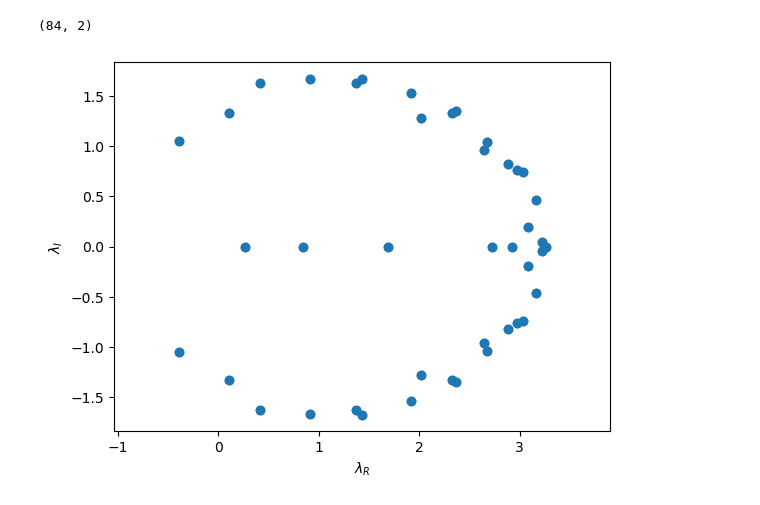
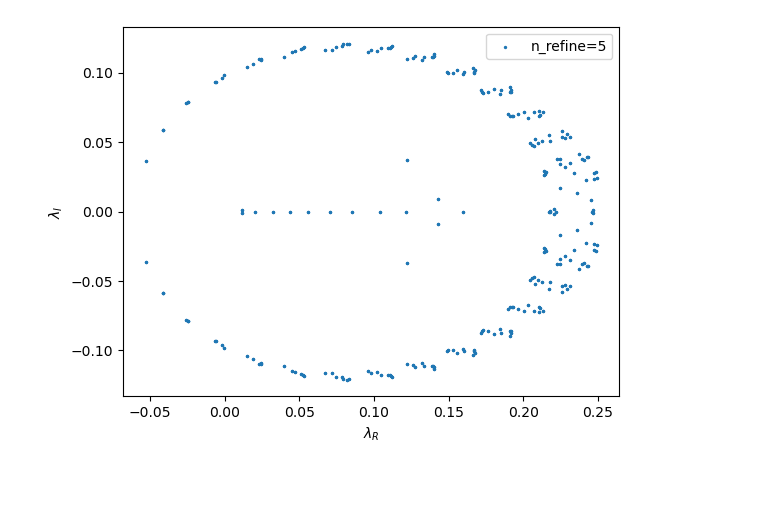
Before and after one commit to nobuyukimatsumoto68/qed3, a Jupyter notebook: ev.ipynb, the cells around one changed output. Drawn from its saved outputs; the diff is of its cells as text; code cells hidden in the pictures.

```diff
--- a/ev.ipynb
+++ b/ev.ipynb
@@ -2,4 +2,4 @@
 import numpy as np
 import matplotlib.pyplot as plt
 # %%
-n_refine=2
+n_refine=5
@@ -9,4 +5,0 @@ ev = np.loadtxt( "ev_n"+str(n_refine)+".dat" )
-# %%
-ev.shape
-# %% [output]
-(84, 2)
@@ -16,15 +6,22 @@ ev.shape
 # %%
+ev = np.loadtxt( "ev_n"+str(n_refine)+".dat" )
+# ev2 = np.loadtxt( "ev.dat" )
+
 # plt.scatter( ev2.T[0], ev2.T[1] )
-plt.scatter( ev.T[0], ev.T[1] )
+plt.scatter( ev.T[0], ev.T[1], s=2.0, label="n_refine="+str(n_refine) )
+# plt.scatter( ev.T[0], -ev.T[1], s=1.0 )
 
-plt.xlim(0.0, 3.5)
-plt.ylim(-3*np.pi/5, 3*np.pi/5)
+# plt.xlim(0.0, 3.5)
+# plt.ylim(-3*np.pi/5, 3*np.pi/5)
+# plt.ylim(-0.1, 0.1)
 
-plt.axis('equal')
+# plt.axis('equal')
 
 plt.xlabel("$\\lambda_R$")
 plt.ylabel("$\\lambda_I$")
 
+plt.legend()
+
 plt.savefig("ev_scatter"+str(n_refine)+".pdf")
 # %% [output]
-[figure, old version]
+[figure, new version]
```
Also changed, not shown: parts of 5 cells of this notebook, 18 other files.
